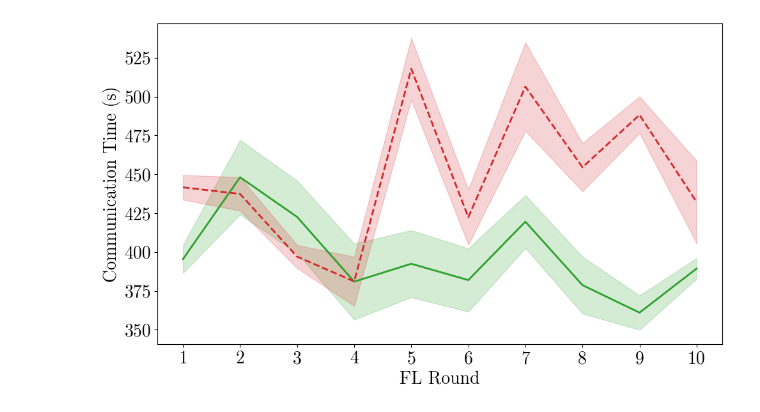
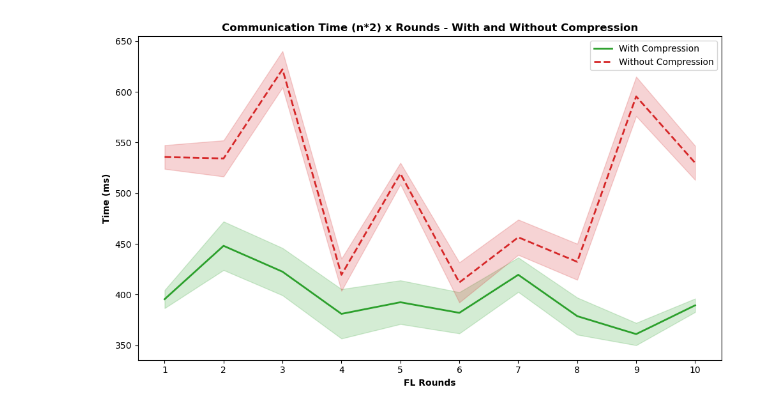
Before and after one commit to IvanComp/FedBench, a Jupyter notebook: Jupyter Notebooks for Data Visualization/3MessageCompressor.ipynb, the cells around one changed output. Drawn from its saved outputs; the diff is of its cells as text; code cells hidden in the pictures.

Commit message:
Added updates on the charts

```diff
--- a/Jupyter Notebooks for Data Visualization/3MessageCompressor.ipynb
+++ b/Jupyter Notebooks for Data Visualization/3MessageCompressor.ipynb
@@ -3,7 +3,6 @@ import matplotlib.pyplot as plt
 import numpy as np
 
 rounds = np.arange(1, 11)
-plt.rcParams['font.family'] = 'CMU Serif'
 
 comm_time_n2_with_compression = np.array([
     [411.34, 419.12, 406.56, 418.99, 402.85],
@@ -71,16 +70,16 @@ comm_time_n2x_with_compression = np.array([
 ])
 
 comm_time_n2x_without_compression = np.array([
-    [427.12, 446.27, 450.26, 440.23, 444.2],
-    [427.15, 437.1, 426.6, 439.65, 456.23],
-    [395.41, 396.76, 386.85, 396.01, 409.98],
-    [366.8, 379.05, 371.75, 376.31, 411.58],
-    [510.27, 509.32, 493.02, 524.38, 552.25],
-    [411.35, 423.3, 405.19, 416.06, 455.92],
-    [473.94, 531.89, 488.05, 548.32, 489.73],
-    [441.66, 449.01, 446.41, 450.56, 484.94],
-    [478.09, 499.45, 492.71, 500.27, 470.79],
-    [406.64, 460.09, 419.25, 467.92, 406.83]
+    [544.02, 520.08, 522.78, 545.4, 546.25],
+    [542.57, 509.13, 516.94, 550.96, 551.9],
+    [629.77, 598.14, 603.83, 637.35, 642.4],
+    [426.51, 397.66, 404.56, 428.19, 440.43],
+    [526.47, 508.13, 505.13, 526.05, 531.1],
+    [436.38, 383.02, 396.03, 416.96, 427.4],
+    [463.5, 436.86, 434.76, 470.68, 476.73],
+    [439.86, 409.82, 412.22, 448.95, 450.7],
+    [615.45, 568.8, 575.21, 609.63, 608.58],
+    [539.93, 510.08, 509.28, 549.11, 541.36]
 ])
 
 mean_with_compression_n2 = np.mean(comm_time_n2_with_compression, axis=1)
@@ -110,14 +109,15 @@ ax1.plot(rounds, mean_with_compression_n2, color=color_with_compression, label='
 ax1.plot(rounds, mean_without_compression_n2, color=color_without_compression, label='Without Compression', linewidth=2, linestyle='--')
 ax1.fill_between(rounds, mean_with_compression_n2 - std_with_compression_n2, mean_with_compression_n2 + std_with_compression_n2, color=color_with_compression, alpha=0.2)
 ax1.fill_between(rounds, mean_without_compression_n2 - std_without_compression_n2, mean_without_compression_n2 + std_without_compression_n2, color=color_without_compression, alpha=0.2)
-ax1.set_xlabel('FL Round', fontsize=20)
-ax1.set_ylabel('Communication Time (s)', fontsize=20)
-ax1.tick_params(axis='both', labelsize=20)
-ax1.legend(fontsize=20)
+
+ax1.set_title('Communication Time (n/2) x Rounds - With and Without Compression', fontsize=12, fontweight='bold')
+ax1.set_xlabel('FL Rounds', fontsize=10, fontweight='bold')
+ax1.set_ylabel('Time (ms)', fontsize=10, fontweight='bold')
+ax1.legend(fontsize=10)
 ax1.set_xticks(rounds)
 
 plt.tight_layout()
-plt.savefig('MessageCompressor1.pdf')
+plt.savefig('Comm_Time_n2_with_Error_Bands.pdf')
 plt.show()
 
 fig, ax2 = plt.subplots(figsize=(10, 6))
@@ -126,14 +126,15 @@ ax2.plot(rounds, mean_with_compression_n, color=color_with_compression, label='W
 ax2.plot(rounds, mean_without_compression_n, color=color_without_compression, label='Without Compression', linewidth=2, linestyle='--')
 ax2.fill_between(rounds, mean_with_compression_n - std_with_compression_n, mean_with_compression_n + std_with_compression_n, color=color_with_compression, alpha=0.2)
 ax2.fill_between(rounds, mean_without_compression_n - std_without_compression_n, mean_without_compression_n + std_without_compression_n, color=color_without_compression, alpha=0.2)
-ax2.set_xlabel('FL Round', fontsize=20)
-ax2.set_ylabel('Communication Time (s)', fontsize=20)
-ax2.tick_params(axis='both', labelsize=20)
-#ax2.legend(fontsize=20)
+
+ax2.set_title('Communication Time (n) x Rounds - With and Without Compression', fontsize=12, fontweight='bold')
+ax2.set_xlabel('FL Rounds', fontsize=10, fontweight='bold')
+ax2.set_ylabel('Time (ms)', fontsize=10, fontweight='bold')
+ax2.legend(fontsize=10)
 ax2.set_xticks(rounds)
 
 plt.tight_layout()
-plt.savefig('MessageCompressor2.pdf')
+plt.savefig('Comm_Time_n_with_Error_Bands.pdf')
 plt.show()
 
 fig, ax3 = plt.subplots(figsize=(10, 6))
@@ -142,13 +143,50 @@ ax3.plot(rounds, mean_with_compression_n2x, color=color_with_compression, label=
 ax3.plot(rounds, mean_without_compression_n2x, color=color_without_compression, label='Without Compression', linewidth=2, linestyle='--')
 ax3.fill_between(rounds, mean_with_compression_n2x - std_with_compression_n2x, mean_with_compression_n2x + std_with_compression_n2x, color=color_with_compression, alpha=0.2)
 ax3.fill_between(rounds, mean_without_compression_n2x - std_without_compression_n2x, mean_without_compression_n2x + std_without_compression_n2x, color=color_without_compression, alpha=0.2)
-ax3.set_xlabel('FL Round', fontsize=20)
-ax3.set_ylabel('Communication Time (s)', fontsize=20)
-ax3.tick_params(axis='both', labelsize=20)
-#ax3.legend(fontsize=20)
+
+ax3.set_title('Communication Time (n*2) x Rounds - With and Without Compression', fontsize=12, fontweight='bold')
+ax3.set_xlabel('FL Rounds', fontsize=10, fontweight='bold')
+ax3.set_ylabel('Time (ms)', fontsize=10, fontweight='bold')
+ax3.legend(fontsize=10)
 ax3.set_xticks(rounds)
 
 plt.tight_layout()
-plt.savefig('MessageCompressor3.pdf')
+plt.savefig('Comm_Time_n2x_with_Error_Bands.pdf')
 plt.show()
+
+fig, axs = plt.subplots(1, 3, figsize=(18, 6))
+
+axs[0].plot(rounds, mean_with_compression_n2, color=color_with_compression, label='With Compression', linewidth=2)
+axs[0].plot(rounds, mean_without_compression_n2, color=color_without_compression, label='Without Compression', linewidth=2, linestyle='--')
+axs[0].fill_between(rounds, mean_with_compression_n2 - std_with_compression_n2, mean_with_compression_n2 + std_with_compression_n2, color=color_with_compression, alpha=0.2)
+axs[0].fill_between(rounds, mean_without_compression_n2 - std_without_compression_n2, mean_without_compression_n2 + std_without_compression_n2, color=color_without_compression, alpha=0.2)
+axs[0].set_title('Communication Time (n/2)', fontsize=12, fontweight='bold')
+axs[0].set_xlabel('FL Rounds', fontsize=10, fontweight='bold')
+axs[0].set_ylabel('Time (ms)', fontsize=10, fontweight='bold')
+axs[0].legend(fontsize=10)
+axs[0].set_xticks(rounds)
+
+axs[1].plot(rounds, mean_with_compression_n, color=color_with_compression, label='With Compression', linewidth=2)
+axs[1].plot(rounds, mean_without_compression_n, color=color_without_compression, label='Without Compression', linewidth=2, linestyle='--')
+axs[1].fill_between(rounds, mean_with_compression_n - std_with_compression_n, mean_with_compression_n + std_with_compression_n, color=color_with_compression, alpha=0.2)
+axs[1].fill_between(rounds, mean_without_compression_n - std_without_compression_n, mean_without_compression_n + std_without_compression_n, color=color_without_compression, alpha=0.2)
+axs[1].set_title('Communication Time (n)', fontsize=12, fontweight='bold')
+axs[1].set_xlabel('FL Rounds', fontsize=10, fontweight='bold')
+axs[1].set_ylabel('Time (ms)', fontsize=10, fontweight='bold')
+axs[1].legend(fontsize=10)
+axs[1].set_xticks(rounds)
+
+axs[2].plot(rounds, mean_with_compression_n2x, color=color_with_compression, label='With Compression', linewidth=2)
+axs[2].plot(rounds, mean_without_compression_n2x, color=color_without_compression, label='Without Compression', linewidth=2, linestyle='--')
+axs[2].fill_between(rounds, mean_with_compression_n2x - std_with_compression_n2x, mean_with_compression_n2x + std_with_compression_n2x, color=color_with_compression, alpha=0.2)
+axs[2].fill_between(rounds, mean_without_compression_n2x - std_without_compression_n2x, mean_without_compression_n2x + std_without_compression_n2x, color=color_without_compression, alpha=0.2)
+axs[2].set_title('Communication Time (n*2)', fontsize=12, fontweight='bold')
+axs[2].set_xlabel('FL Rounds', fontsize=10, fontweight='bold')
+axs[2].set_ylabel('Time (ms)', fontsize=10, fontweight='bold')
+axs[2].legend(fontsize=10)
+axs[2].set_xticks(rounds)
+
+plt.tight_layout()
+plt.savefig('Comm_Time_Combined_with_Error_Bands.pdf')
+plt.show()
 # %% [output]
@@ -157 +195 @@ plt.show()
-[figure, old version]
+[figure, new version]
```
Also changed, not shown: parts of 1 cell of this notebook, 3 other files.
